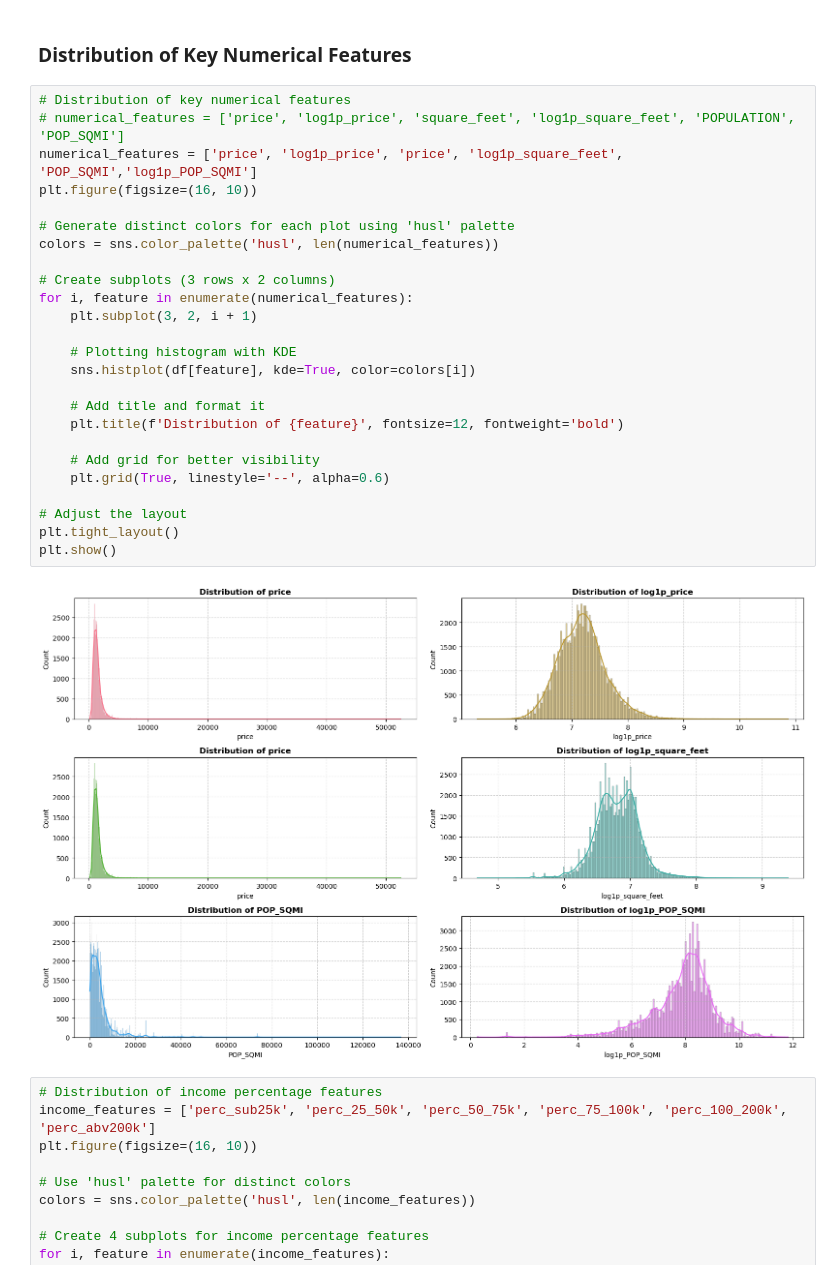
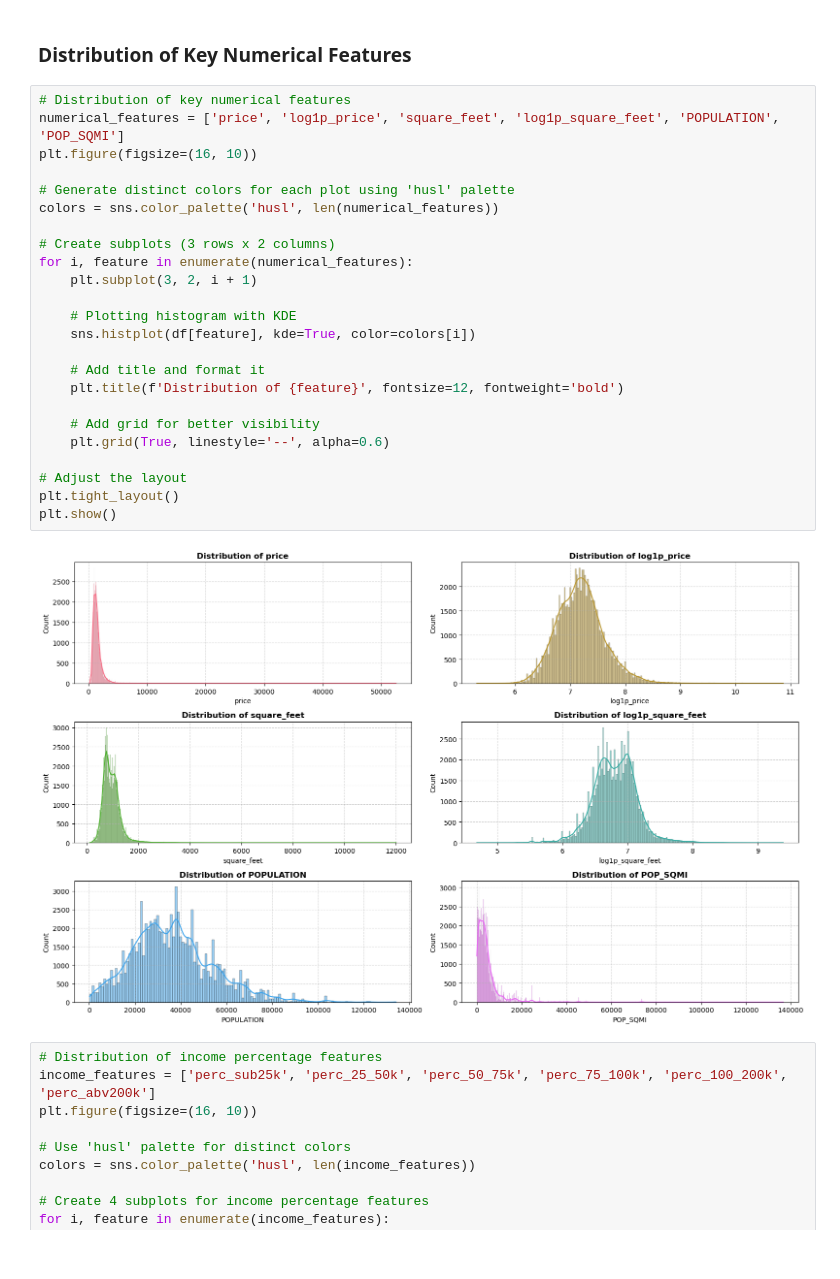
Before and after one commit to SantiagoEnriqueGA/isye_7406_group42_project, a Jupyter notebook: src/eda/eda.ipynb, the cells around one changed output. Cells and saved outputs as stored; diff of their text form.

```diff
--- a/src/eda/eda.ipynb
+++ b/src/eda/eda.ipynb
@@ -83,31 +83,30 @@ dtype: int64
 ### **Distribution of Key Numerical Features**
 # %%
 # Distribution of key numerical features
-# numerical_features = ['price', 'log1p_price', 'square_feet', 'log1p_square_feet', 'POPULATION', 'POP_SQMI']
-numerical_features = ['price', 'log1p_price', 'price', 'log1p_square_feet', 'POP_SQMI','log1p_POP_SQMI']
+numerical_features = ['price', 'log1p_price', 'square_feet', 'log1p_square_feet', 'POPULATION', 'POP_SQMI']
 plt.figure(figsize=(16, 10))
 
 # Generate distinct colors for each plot using 'husl' palette
 colors = sns.color_palette('husl', len(numerical_features))
 
 # Create subplots (3 rows x 2 columns)
 for i, feature in enumerate(numerical_features):
     plt.subplot(3, 2, i + 1)
 
     # Plotting histogram with KDE
     sns.histplot(df[feature], kde=True, color=colors[i])
 
     # Add title and format it
     plt.title(f'Distribution of {feature}', fontsize=12, fontweight='bold')
 
     # Add grid for better visibility
     plt.grid(True, linestyle='--', alpha=0.6)
 
 # Adjust the layout
 plt.tight_layout()
 plt.show()
 # %% [output]
-[figure, old version]
+[figure, new version]
 # %%
 # Distribution of income percentage features
 income_features = ['perc_sub25k', 'perc_25_50k', 'perc_50_75k', 'perc_75_100k', 'perc_100_200k', 'perc_abv200k']
```
Also changed, not shown: parts of 4 cells of this notebook, 6 other files.
